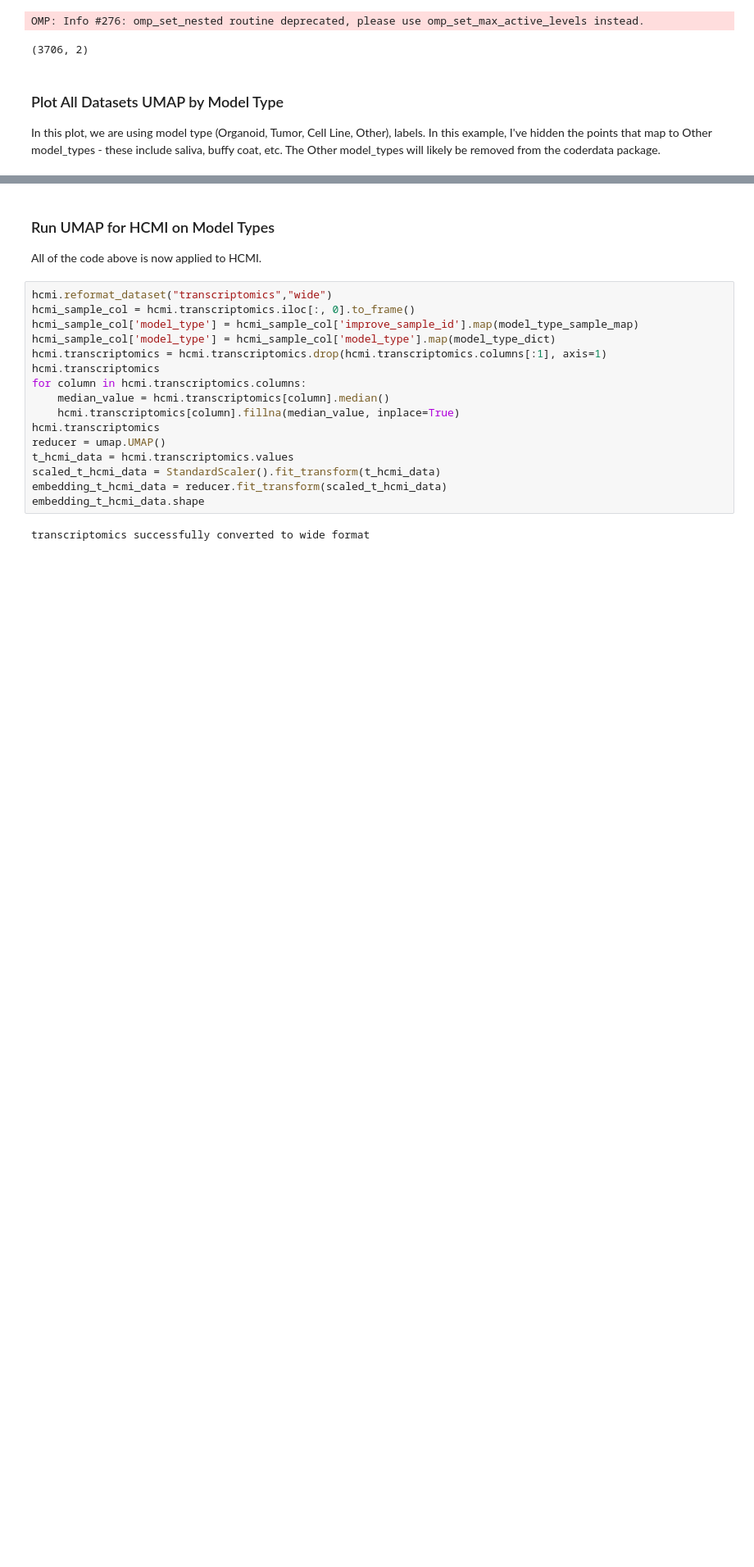
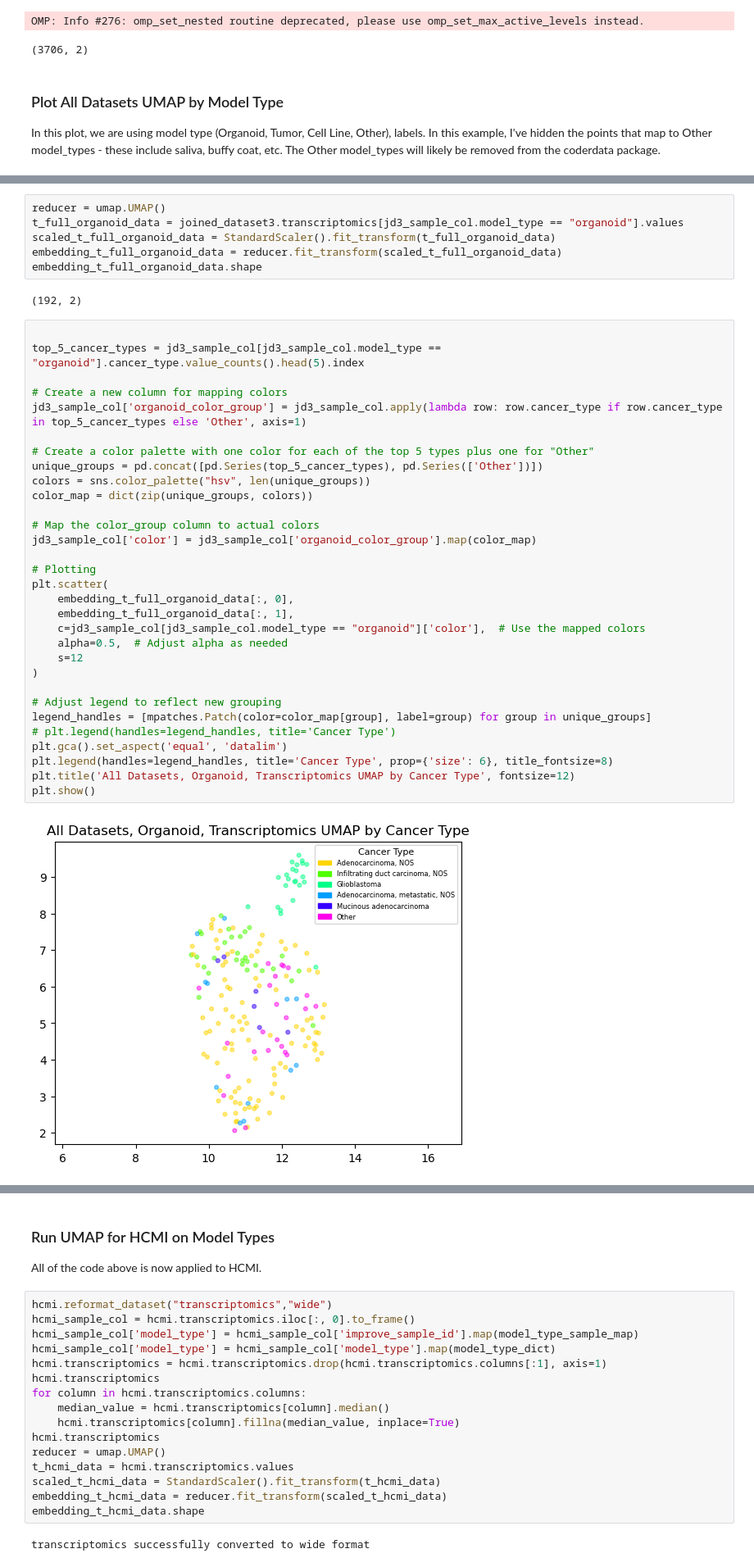
Before and after one commit to PNNL-CompBio/coderdata, a Jupyter notebook: tutorials/Data_Exploration_UMAP_Tutorial.ipynb, the cells around one changed output, grey strips where cells are left out. Shown: that part at 82% size. Drawn from its saved outputs; the diff is of its cells as text; blank space fills up the shorter version.

Commit message:
updated UMAP tutorial

```diff
--- a/tutorials/Data_Exploration_UMAP_Tutorial.ipynb
+++ b/tutorials/Data_Exploration_UMAP_Tutorial.ipynb
@@ -169,0 +173,41 @@ Text(0.5, 1.0, 'All Datasets, transcriptomics UMAP by Model Type')
+# %%
+reducer = umap.UMAP()
+t_full_organoid_data = joined_dataset3.transcriptomics[jd3_sample_col.model_type == "organoid"].values
+scaled_t_full_organoid_data = StandardScaler().fit_transform(t_full_organoid_data)
+embedding_t_full_organoid_data = reducer.fit_transform(scaled_t_full_organoid_data)
+embedding_t_full_organoid_data.shape
+# %% [output]
+(192, 2)
+# %%
+
+top_5_cancer_types = jd3_sample_col[jd3_sample_col.model_type == "organoid"].cancer_type.value_counts().head(5).index
+
+# Create a new column for mapping colors
+jd3_sample_col['organoid_color_group'] = jd3_sample_col.apply(lambda row: row.cancer_type if row.cancer_type in top_5_cancer_types else 'Other', axis=1)
+
+# Create a color palette with one color for each of the top 5 types plus one for "Other"
+unique_groups = pd.concat([pd.Series(top_5_cancer_types), pd.Series(['Other'])])
+colors = sns.color_palette("hsv", len(unique_groups))
+color_map = dict(zip(unique_groups, colors))
+
+# Map the color_group column to actual colors
+jd3_sample_col['color'] = jd3_sample_col['organoid_color_group'].map(color_map)
+
+# Plotting
+plt.scatter(
+    embedding_t_full_organoid_data[:, 0],
+    embedding_t_full_organoid_data[:, 1],
+    c=jd3_sample_col[jd3_sample_col.model_type == "organoid"]['color'],  # Use the mapped colors
+    alpha=0.5,  # Adjust alpha as needed
+    s=12
+)
+
+# Adjust legend to reflect new grouping
+legend_handles = [mpatches.Patch(color=color_map[group], label=group) for group in unique_groups]
+# plt.legend(handles=legend_handles, title='Cancer Type')
+plt.gca().set_aspect('equal', 'datalim')
+plt.legend(handles=legend_handles, title='Cancer Type', prop={'size': 6}, title_fontsize=8)
+plt.title('All Datasets, Organoid, Transcriptomics UMAP by Cancer Type', fontsize=12)
+plt.show()
+# %% [output]
+[figure, added]
```
Also changed, not shown: parts of 14 cells of this notebook.
